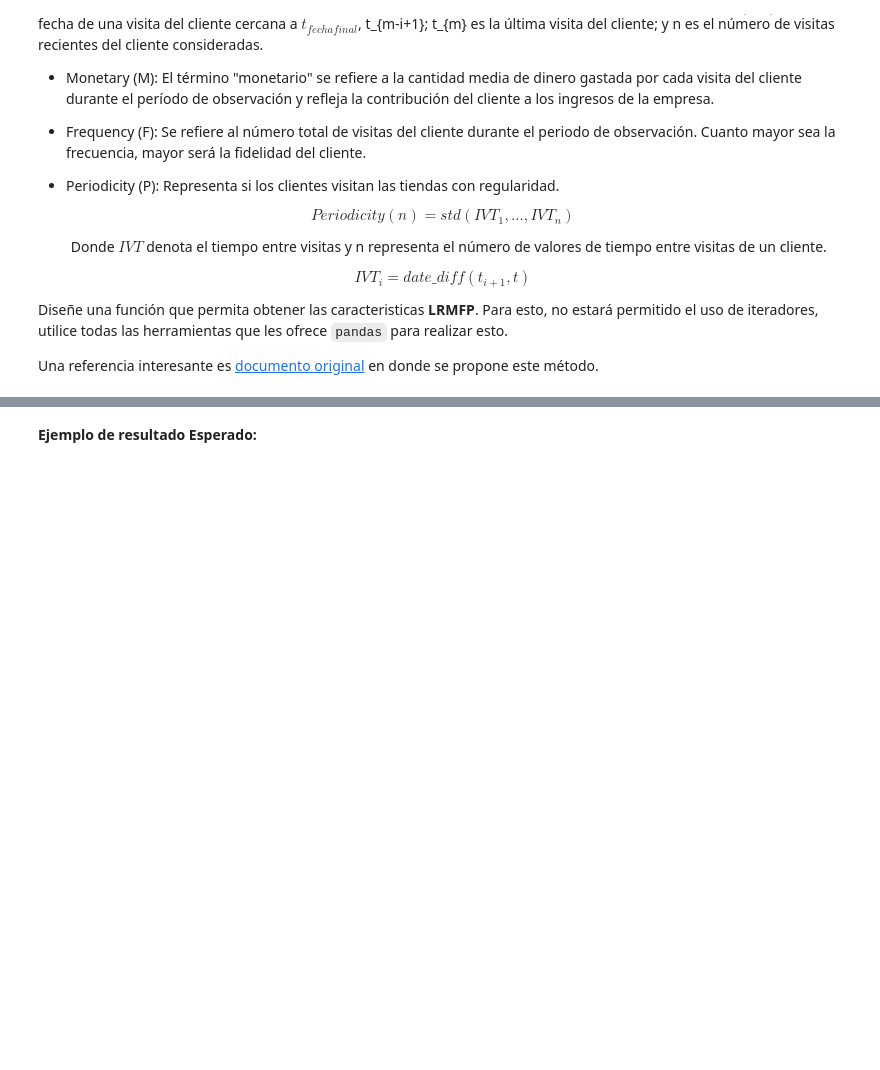
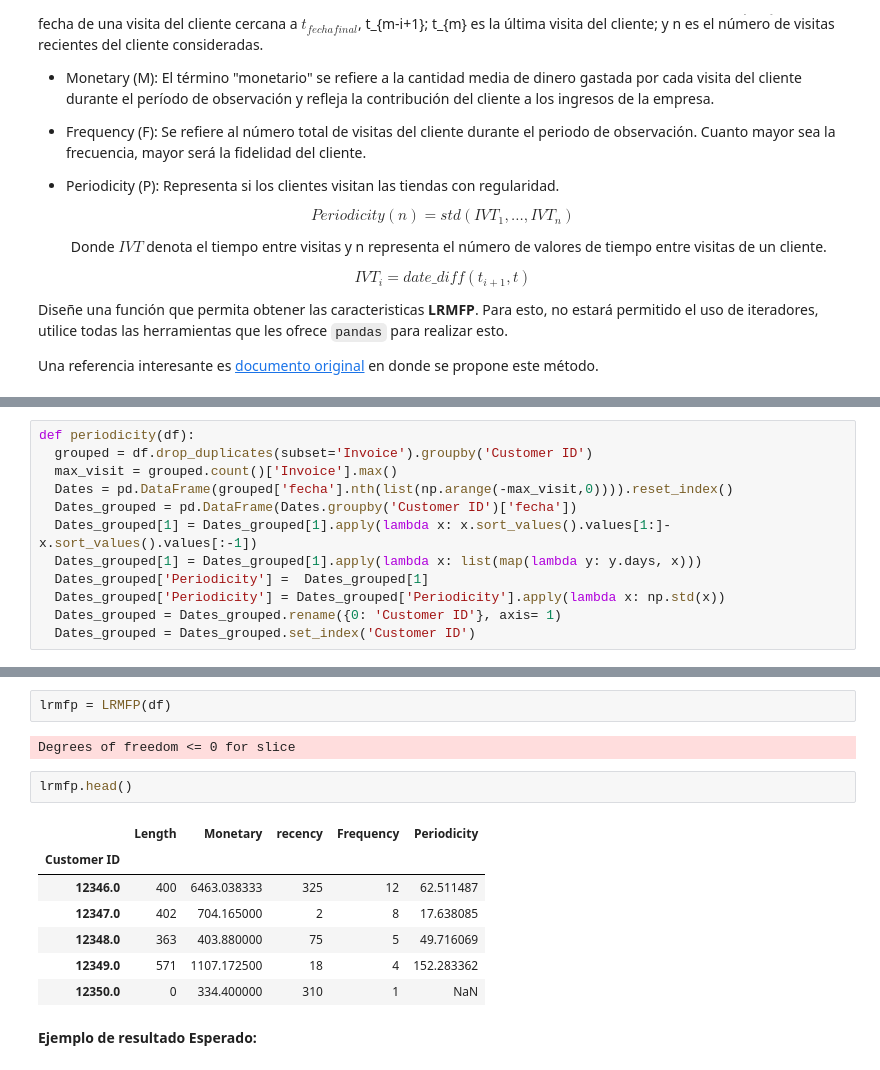
Before and after one commit to mzambrano1/Lab-programacion-cientifica, a Jupyter notebook: Tareas/Tarea 1/Tarea_1.ipynb, the cells around one changed output, grey strips where cells are left out. Drawn from its saved outputs; the diff is of its cells as text; blank space fills up the shorter version.

```diff
--- a/Tareas/Tarea 1/Tarea_1.ipynb
+++ b/Tareas/Tarea 1/Tarea_1.ipynb
@@ -430,3 +458,15 @@ df.head()
+# %%
+def periodicity(df):
+  grouped = df.drop_duplicates(subset='Invoice').groupby('Customer ID')
+  max_visit = grouped.count()['Invoice'].max()
+  Dates = pd.DataFrame(grouped['fecha'].nth(list(np.arange(-max_visit,0)))).reset_index()
+  Dates_grouped = pd.DataFrame(Dates.groupby('Customer ID')['fecha'])
+  Dates_grouped[1] = Dates_grouped[1].apply(lambda x: x.sort_values().values[1:]-x.sort_values().values[:-1])
+  Dates_grouped[1] = Dates_grouped[1].apply(lambda x: list(map(lambda y: y.days, x)))
+  Dates_grouped['Periodicity'] =  Dates_grouped[1]
+  Dates_grouped['Periodicity'] = Dates_grouped['Periodicity'].apply(lambda x: np.std(x))
+  Dates_grouped = Dates_grouped.rename({0: 'Customer ID'}, axis= 1)
+  Dates_grouped = Dates_grouped.set_index('Customer ID')
 # %%
 def recency(df, n):
   '''
@@ -485,3 +546,17 @@ SyntaxError: ignored
+# %%
+lrmfp = LRMFP(df)
+# %% [output]
+Degrees of freedom <= 0 for slice
+# %%
+lrmfp.head()
+# %% [output]
+|  | Length | Monetary | recency | Frequency | Periodicity |
+| Customer ID |  |  |  |  |  |
+| 12346.0 | 400 | 6463.038333 | 325 | 12 | 62.511487 |
+| 12347.0 | 402 | 704.165000 | 2 | 8 | 17.638085 |
+| 12348.0 | 363 | 403.880000 | 75 | 5 | 49.716069 |
+| 12349.0 | 571 | 1107.172500 | 18 | 4 | 152.283362 |
+| 12350.0 | 0 | 334.400000 | 310 | 1 | NaN |
 # %% [markdown]
 **Ejemplo de resultado Esperado:**
 # %% [markdown]
```
Also changed, not shown: parts of 8 cells of this notebook.
